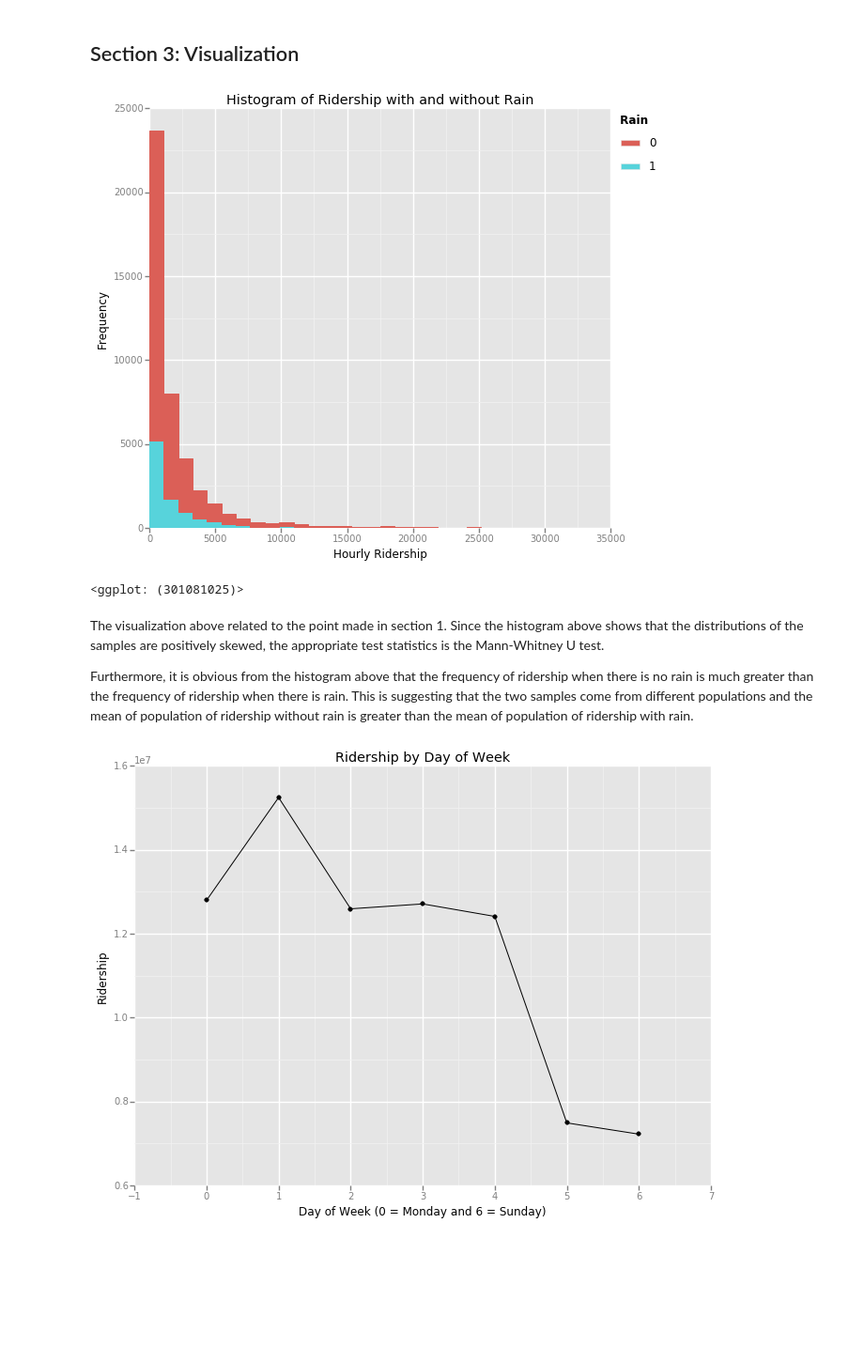
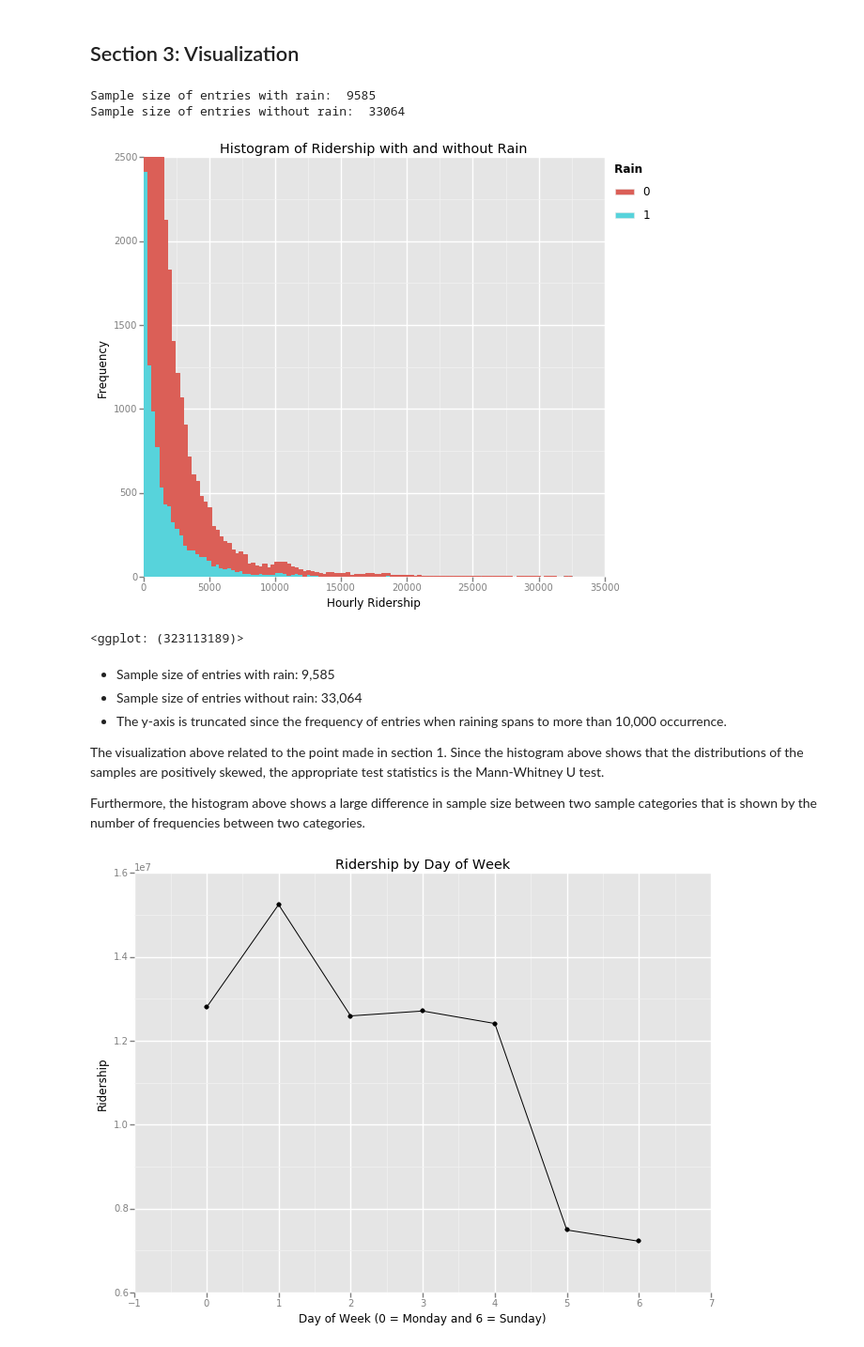
Before and after one commit to WisnuMulya/dataanalyst-nanodegree-nyc-subway, a Jupyter notebook: dand-nyc-subway.ipynb, the cells around one changed output. Shown at 94% size. Cells and saved outputs as stored; diff of their text form; code cells hidden in the pictures; blank space fills up the shorter version.

Commit message:
modify: Some analysis and visualization

```diff
--- a/dand-nyc-subway.ipynb
+++ b/dand-nyc-subway.ipynb
@@ -158,17 +158,27 @@ However, the measure of goodness-of-fit might be best calculated with the **stan
 # %%
 %matplotlib inline
 from ggplot import *
 
 entries_and_rain = dataFrame[['rain', 'ENTRIESn_hourly']]
-ggplot(entries_and_rain, aes(x='ENTRIESn_hourly', fill='rain', color='rain')) + geom_histogram() +\
-xlab('Hourly Ridership') + ylab('Frequency') + ggtitle('Histogram of Ridership with and without Rain')
+
+print "Sample size of entries with rain: ", len(entries_and_rain[entries_and_rain['rain'] == 1])
+print "Sample size of entries without rain: ", len(entries_and_rain[entries_and_rain['rain'] == 0])
+
+ggplot(entries_and_rain, aes(x='ENTRIESn_hourly', fill='rain', color='rain')) + geom_histogram(binwidth=300) +\
+ylim(0,2500) + xlab('Hourly Ridership') + ylab('Frequency') + ggtitle('Histogram of Ridership with and without Rain')
 # %% [output]
+Sample size of entries with rain:  9585
+Sample size of entries without rain:  33064
-[figure, old version]
+[figure, new version]
-<ggplot: (301081025)>
+<ggplot: (323113189)>
-# %% [markdown]
-The visualization above related to the point made in section 1. Since the histogram above shows that the distributions of the samples are positively skewed, the appropriate test statistics is the Mann-Whitney U test.
-
-Furthermore, it is obvious from the histogram above that the frequency of ridership when there is no rain is much greater than the frequency of ridership when there is rain. This is suggesting that the two samples come from different populations and the mean of population of ridership without rain is greater than the mean of population of ridership with rain.
+# %% [markdown]
+- Sample size of entries with rain: 9,585
+- Sample size of entries without rain: 33,064
+- The y-axis is truncated since the frequency of entries when raining spans to more than 10,000 occurrence.
+
+The visualization above related to the point made in section 1. Since the histogram above shows that the distributions of the samples are positively skewed, the appropriate test statistics is the Mann-Whitney U test.
+
+Furthermore, the histogram above shows a large difference in sample size between two sample categories that is shown by the number of frequencies between two categories.
 # %%
 entries_and_day = dataFrame[['day_week', 'ENTRIESn_hourly']].groupby('day_week',\
                       as_index=False).sum()
```
Also changed, not shown: parts of 4 cells of this notebook, 1 other file.
